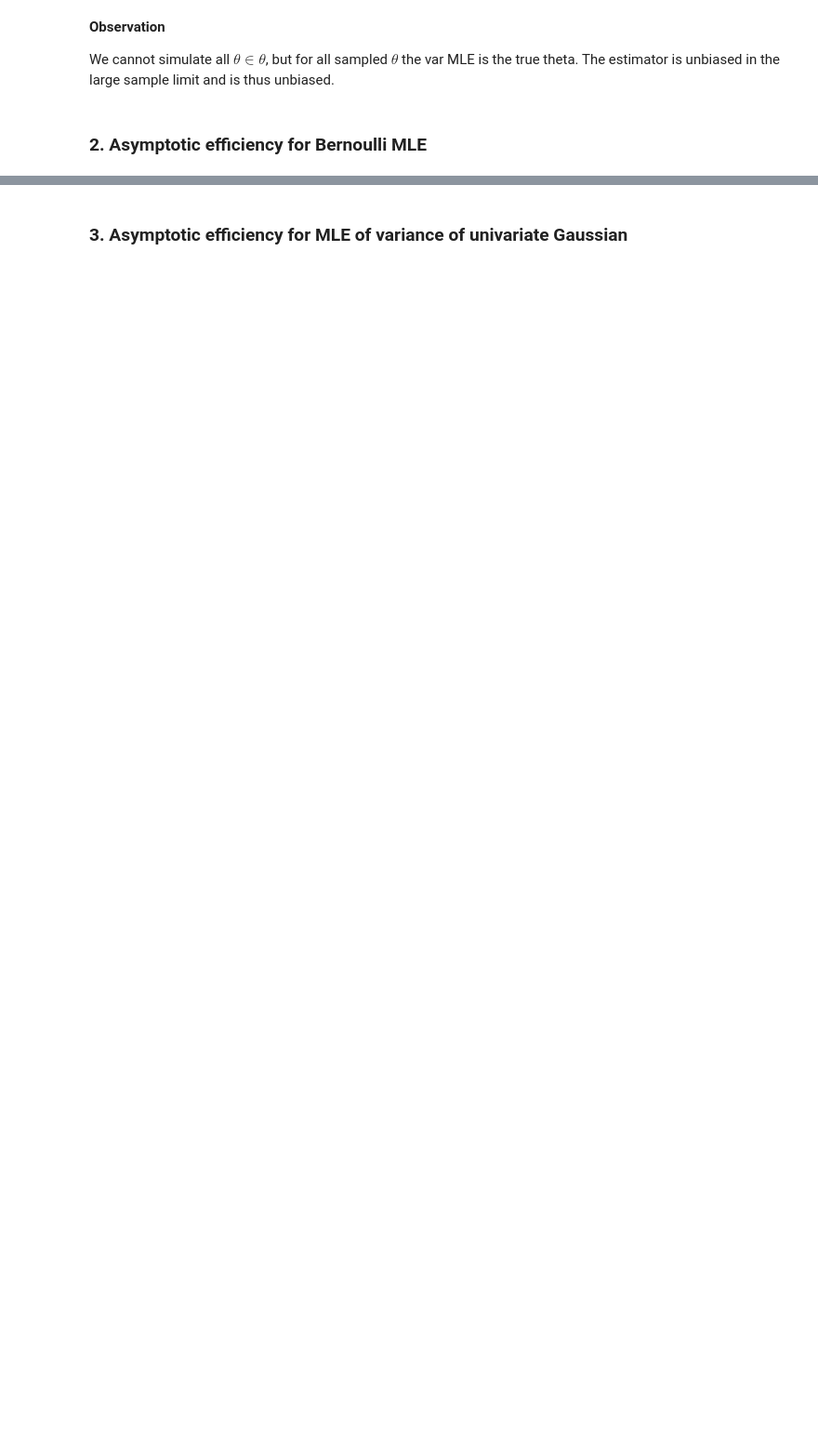
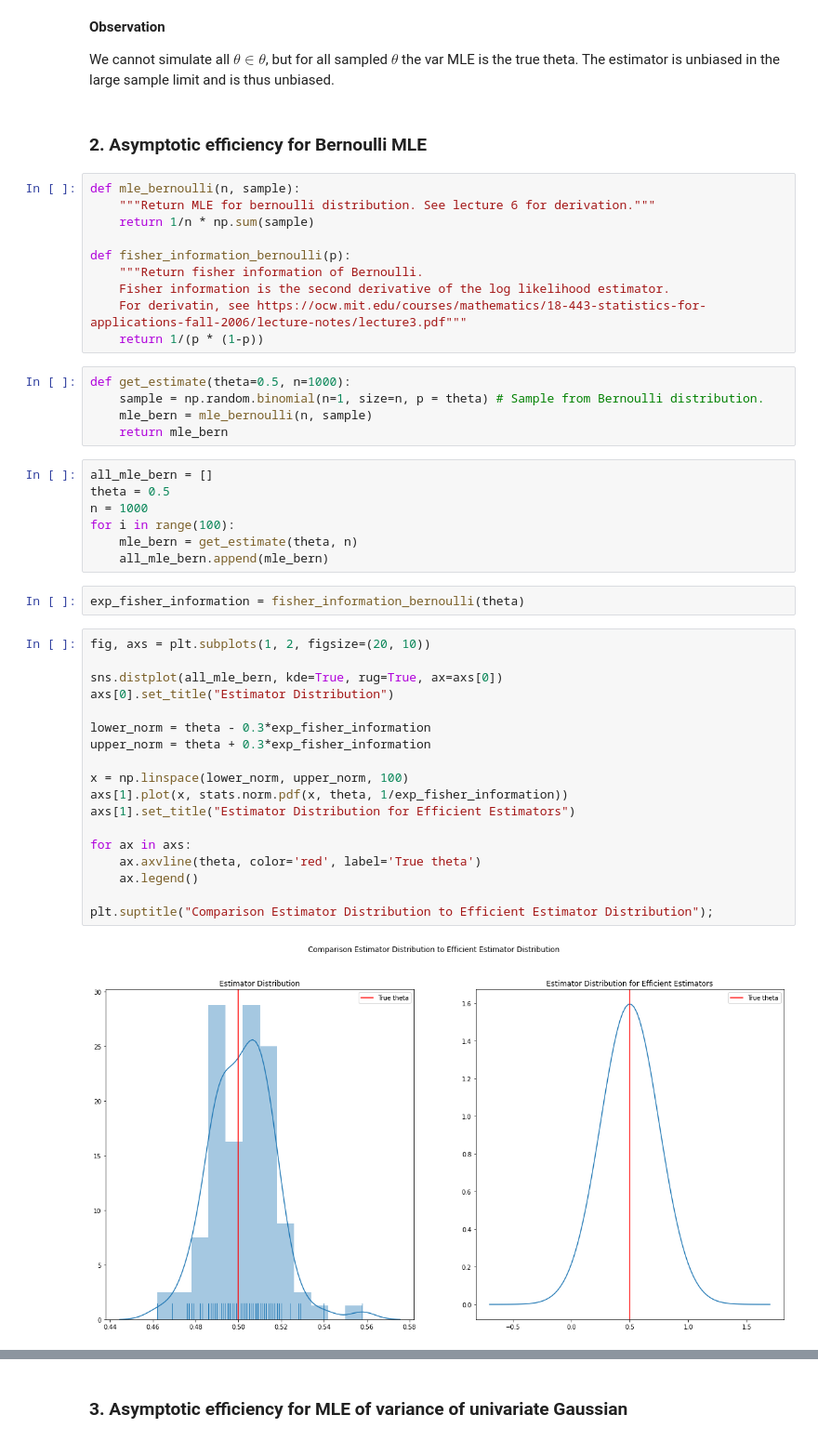
Before and after one commit to DorotheaMueller/statistics_assignments, a Jupyter notebook: ex_2.ipynb, the cells around one changed output, grey strips where cells are left out. Shown at 93% size. Drawn from its saved outputs; the diff is of its cells as text; blank space fills up the shorter version.

```diff
--- a/ex_2.ipynb
+++ b/ex_2.ipynb
@@ -442,3 +444,47 @@ true: 24.655, est: 24.121
 We cannot simulate all $\theta \in \mathbb{\theta}$, but for all sampled $\theta$ the var MLE is the true theta. The estimator is unbiased in the large sample limit and is thus unbiased.
 # %% [markdown]
 ### 2. Asymptotic efficiency for Bernoulli MLE
+# %%
+def mle_bernoulli(n, sample):
+    """Return MLE for bernoulli distribution. See lecture 6 for derivation."""
+    return 1/n * np.sum(sample)
+
+def fisher_information_bernoulli(p):
+    """Return fisher information of Bernoulli.
+    Fisher information is the second derivative of the log likelihood estimator.
+    For derivatin, see https://ocw.mit.edu/courses/mathematics/18-443-statistics-for-applications-fall-2006/lecture-notes/lecture3.pdf"""
+    return 1/(p * (1-p))
+# %%
+def get_estimate(theta=0.5, n=1000):
+    sample = np.random.binomial(n=1, size=n, p = theta) # Sample from Bernoulli distribution.
+    mle_bern = mle_bernoulli(n, sample)
+    return mle_bern
+# %%
+all_mle_bern = []
+theta = 0.5
+n = 1000
+for i in range(100):
+    mle_bern = get_estimate(theta, n)
+    all_mle_bern.append(mle_bern)
+# %%
+exp_fisher_information = fisher_information_bernoulli(theta)
+# %%
+fig, axs = plt.subplots(1, 2, figsize=(20, 10))
+
+sns.distplot(all_mle_bern, kde=True, rug=True, ax=axs[0])
+axs[0].set_title("Estimator Distribution")
+
+lower_norm = theta - 0.3*exp_fisher_information
+upper_norm = theta + 0.3*exp_fisher_information
+
+x = np.linspace(lower_norm, upper_norm, 100)
+axs[1].plot(x, stats.norm.pdf(x, theta, 1/exp_fisher_information))
+axs[1].set_title("Estimator Distribution for Efficient Estimators")
+
+for ax in axs:
+    ax.axvline(theta, color='red', label='True theta')
+    ax.legend()
+
+plt.suptitle("Comparison Estimator Distribution to Efficient Estimator Distribution");
+# %% [output]
+[figure, added]
```
Also changed, not shown: parts of 8 cells of this notebook.
